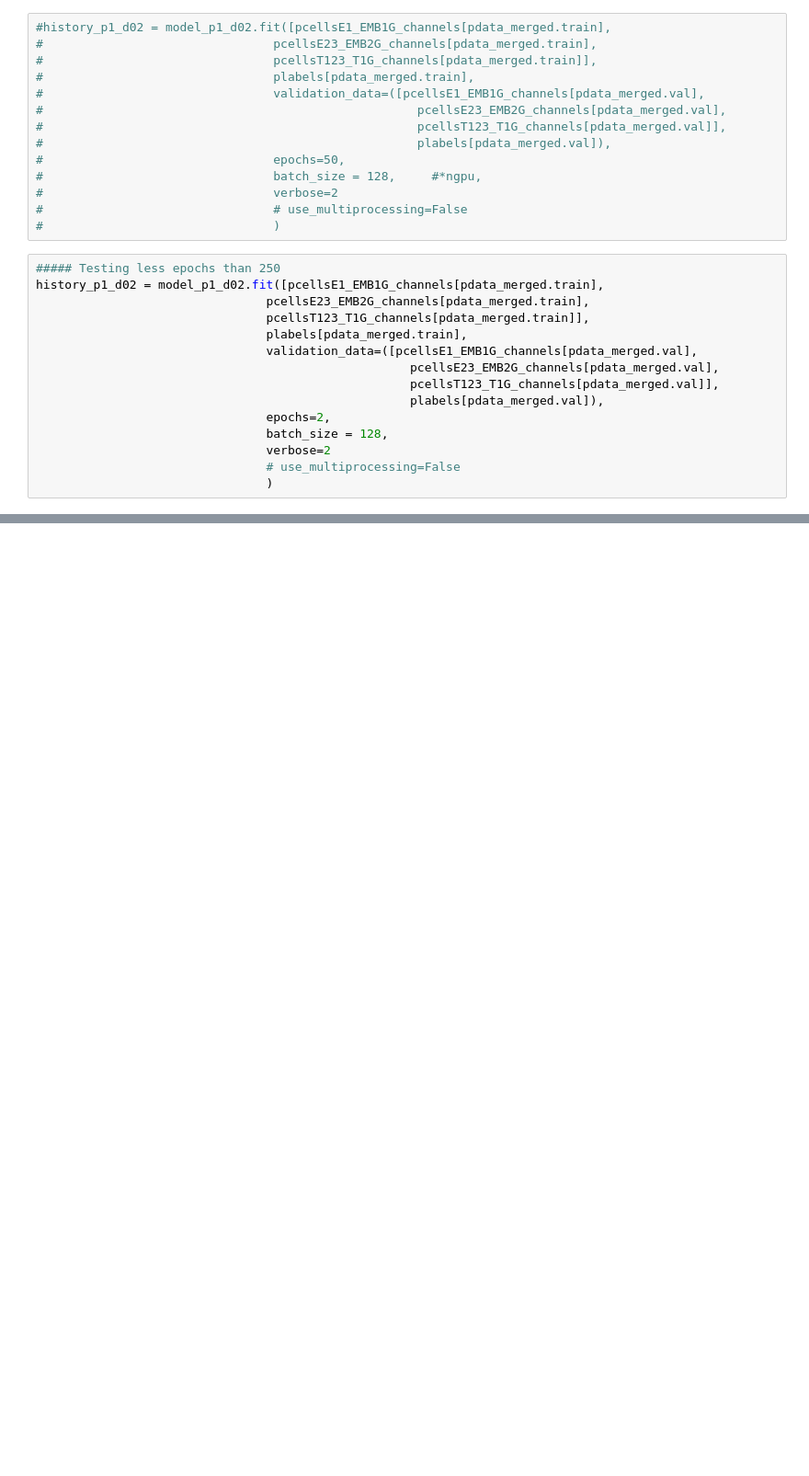
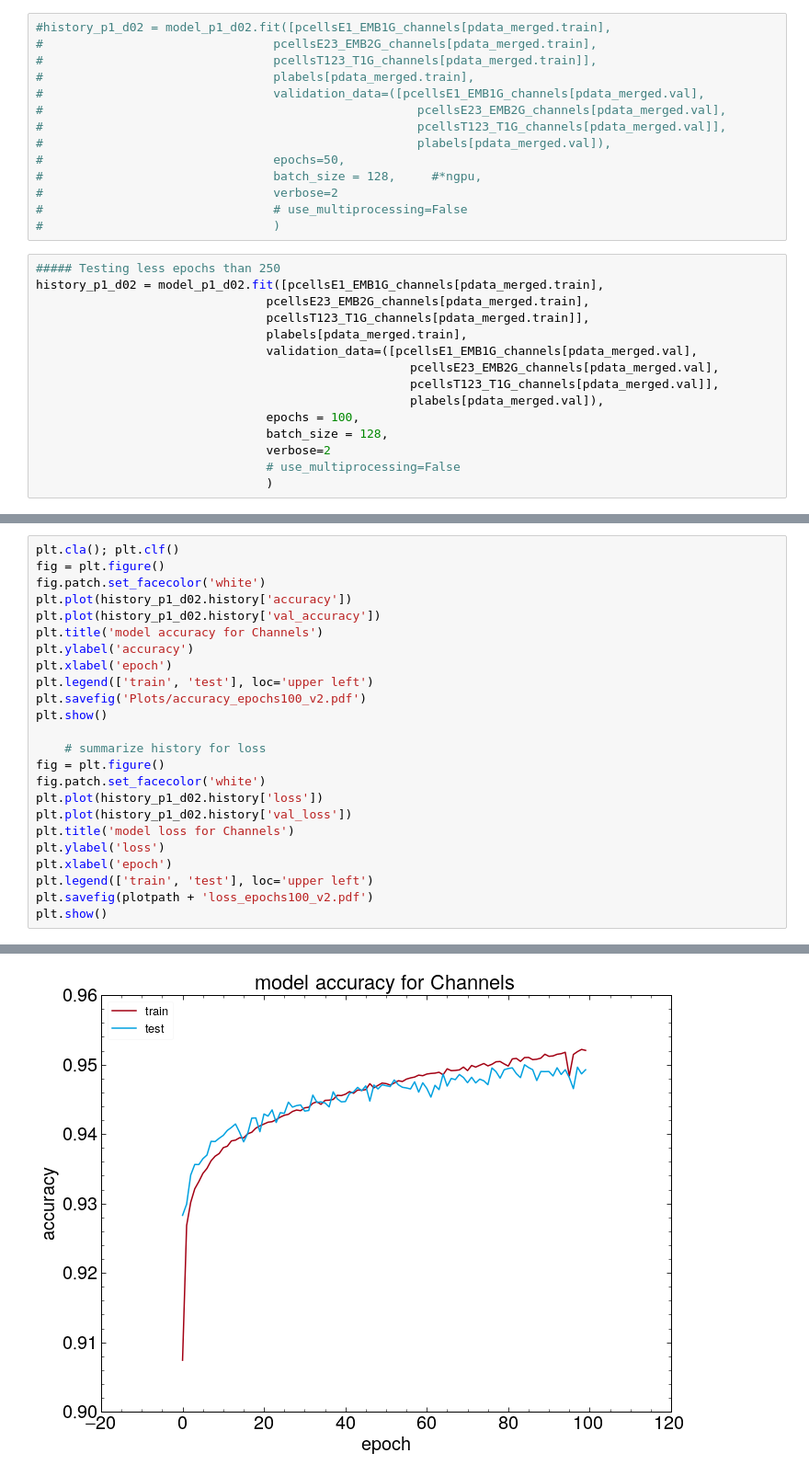
Before and after one commit to diliamariap/LCStudies, a Jupyter notebook: classifier/TopoClusterClassifierLargerCNN_Dilia.ipynb, the cells around one changed output, grey strips where cells are left out. Shown: that part at 92% size. Cells and saved outputs as stored; diff of their text form; blank space fills up the shorter version.

```diff
--- a/classifier/TopoClusterClassifierLargerCNN_Dilia.ipynb
+++ b/classifier/TopoClusterClassifierLargerCNN_Dilia.ipynb
@@ -239,7 +243,7 @@ history_p1_d02 = model_p1_d02.fit([pcellsE1_EMB1G_channels[pdata_merged.train],
                                                     pcellsE23_EMB2G_channels[pdata_merged.val],
                                                     pcellsT123_T1G_channels[pdata_merged.val]],
                                                     plabels[pdata_merged.val]),
-                                epochs=2,
+                                epochs = 100,
                                 batch_size = 128,
                                 verbose=2
                                 # use_multiprocessing=False
@@ -252,0 +271,25 @@ Function call stack:
+# %%
+plt.cla(); plt.clf()
+fig = plt.figure()
+fig.patch.set_facecolor('white')
+plt.plot(history_p1_d02.history['accuracy'])
+plt.plot(history_p1_d02.history['val_accuracy'])
+plt.title('model accuracy for Channels')
+plt.ylabel('accuracy')
+plt.xlabel('epoch')
+plt.legend(['train', 'test'], loc='upper left')
+plt.savefig('Plots/accuracy_epochs100_v2.pdf')
+plt.show()
+
+    # summarize history for loss
+fig = plt.figure()
+fig.patch.set_facecolor('white')
+plt.plot(history_p1_d02.history['loss'])
+plt.plot(history_p1_d02.history['val_loss'])
+plt.title('model loss for Channels')
+plt.ylabel('loss')
+plt.xlabel('epoch')
+plt.legend(['train', 'test'], loc='upper left')
+plt.savefig(plotpath + 'loss_epochs100_v2.pdf')
+plt.show()
+# %% [output]
@@ -252,0 +297 @@ Function call stack:
+[figure, added]
```
Also changed, not shown: parts of 12 cells of this notebook.
